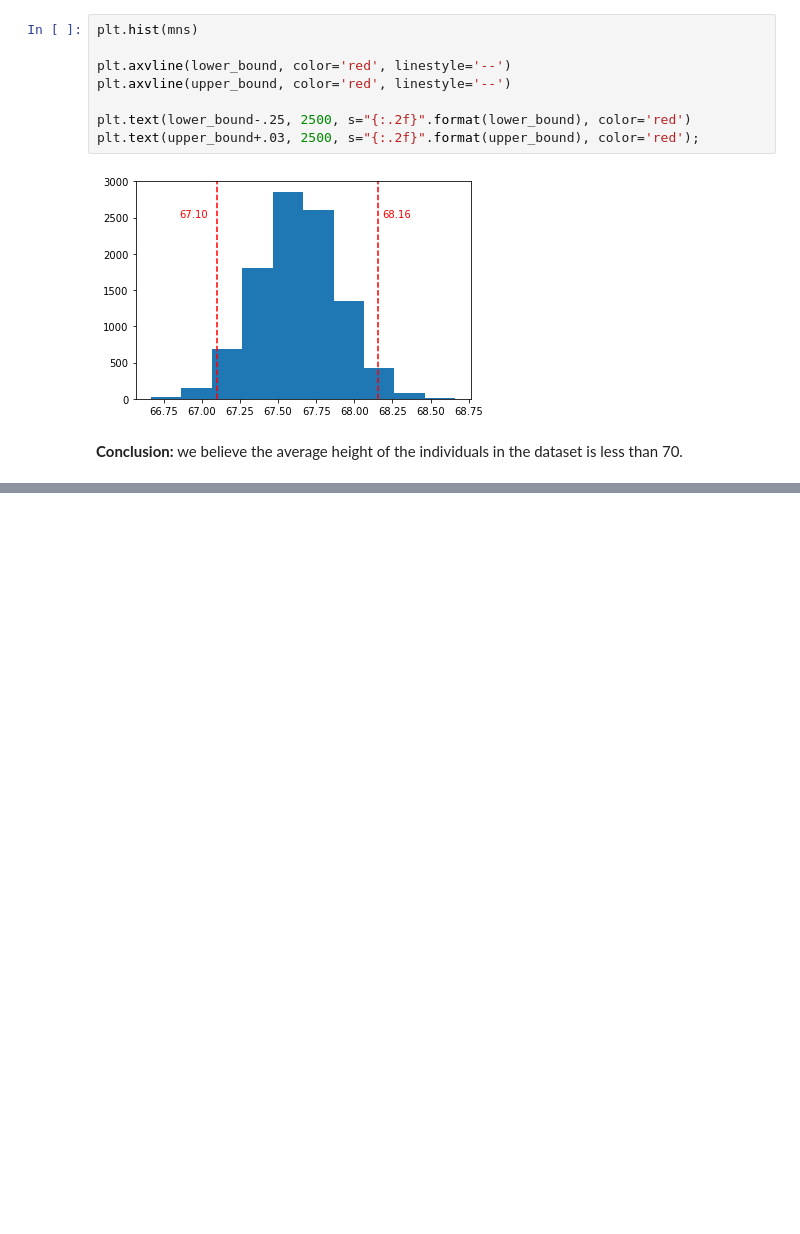
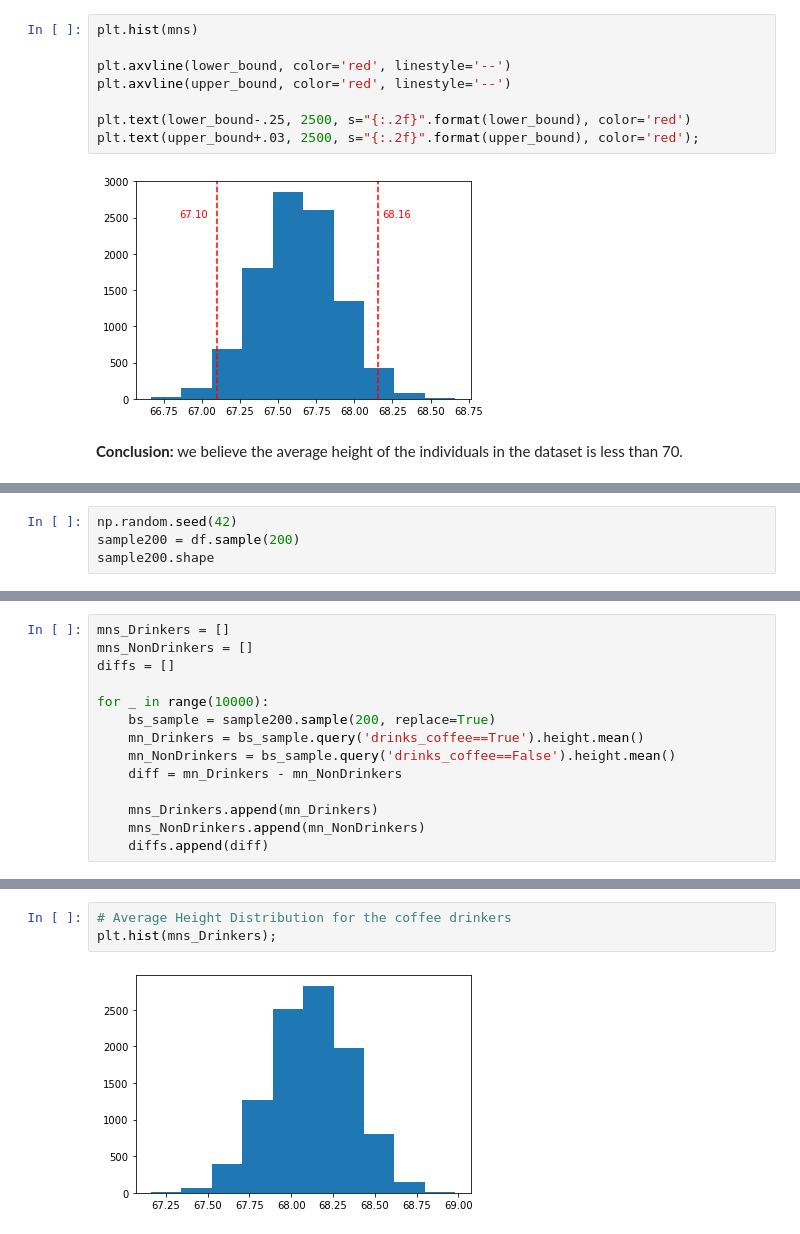
Before and after one commit to Alex-YuZ/Probability_Demo, a Jupyter notebook: Hypothesis_Testing.ipynb, the cells around one changed output, grey strips where cells are left out. Saved outputs shown, nothing was run; the diff lists cells and outputs as text; blank space fills up the shorter version.

```diff
--- a/Hypothesis_Testing.ipynb
+++ b/Hypothesis_Testing.ipynb
@@ -49,0 +109,4 @@ plt.text(upper_bound+.03, 2500, s="{:.2f}".format(upper_bound), color='red');
+# %%
+np.random.seed(42)
+sample200 = df.sample(200)
+sample200.shape
@@ -49,0 +115,14 @@ plt.text(upper_bound+.03, 2500, s="{:.2f}".format(upper_bound), color='red');
+# %%
+mns_Drinkers = []
+mns_NonDrinkers = []
+diffs = []
+
+for _ in range(10000):
+    bs_sample = sample200.sample(200, replace=True)
+    mn_Drinkers = bs_sample.query('drinks_coffee==True').height.mean()
+    mn_NonDrinkers = bs_sample.query('drinks_coffee==False').height.mean()
+    diff = mn_Drinkers - mn_NonDrinkers
+
+    mns_Drinkers.append(mn_Drinkers)
+    mns_NonDrinkers.append(mn_NonDrinkers)
+    diffs.append(diff)
@@ -49,0 +145,5 @@ plt.text(upper_bound+.03, 2500, s="{:.2f}".format(upper_bound), color='red');
+# %%
+# Average Height Distribution for the coffee drinkers
+plt.hist(mns_Drinkers);
+# %% [output]
+[figure, added]
```
Also changed, not shown: parts of 24 cells of this notebook.
